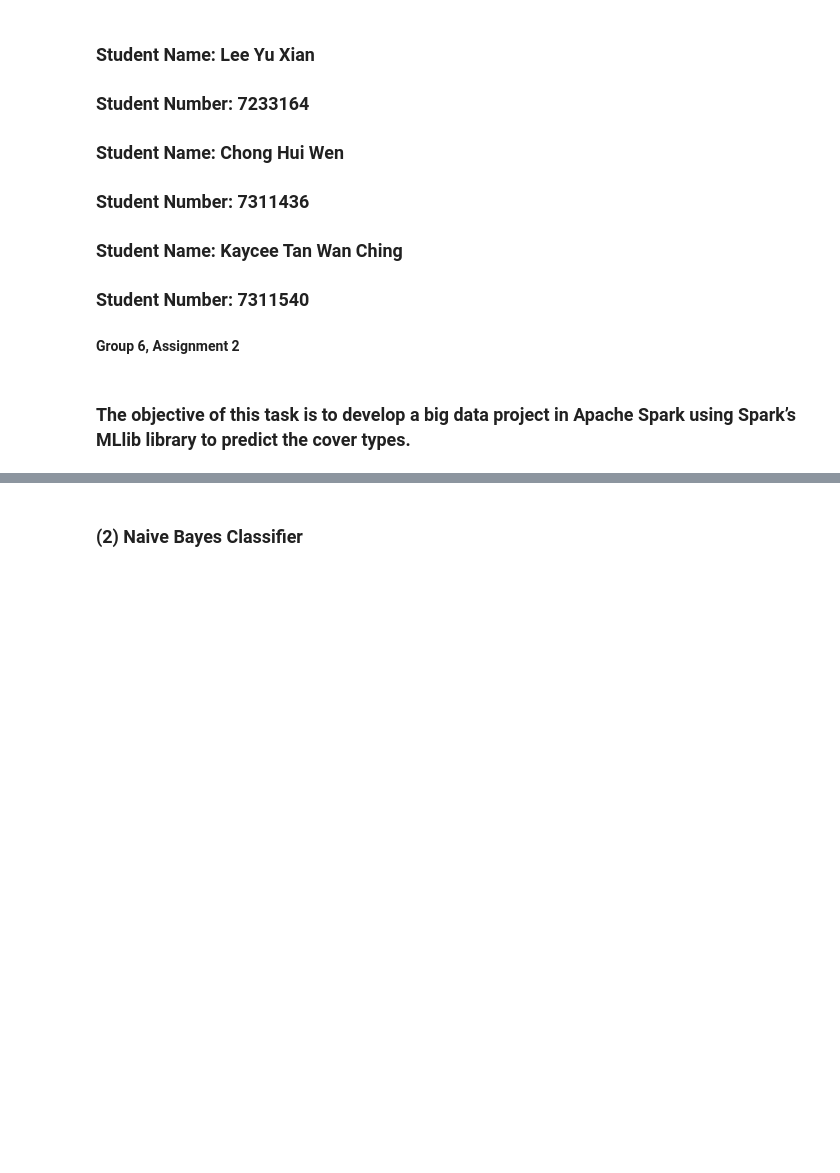
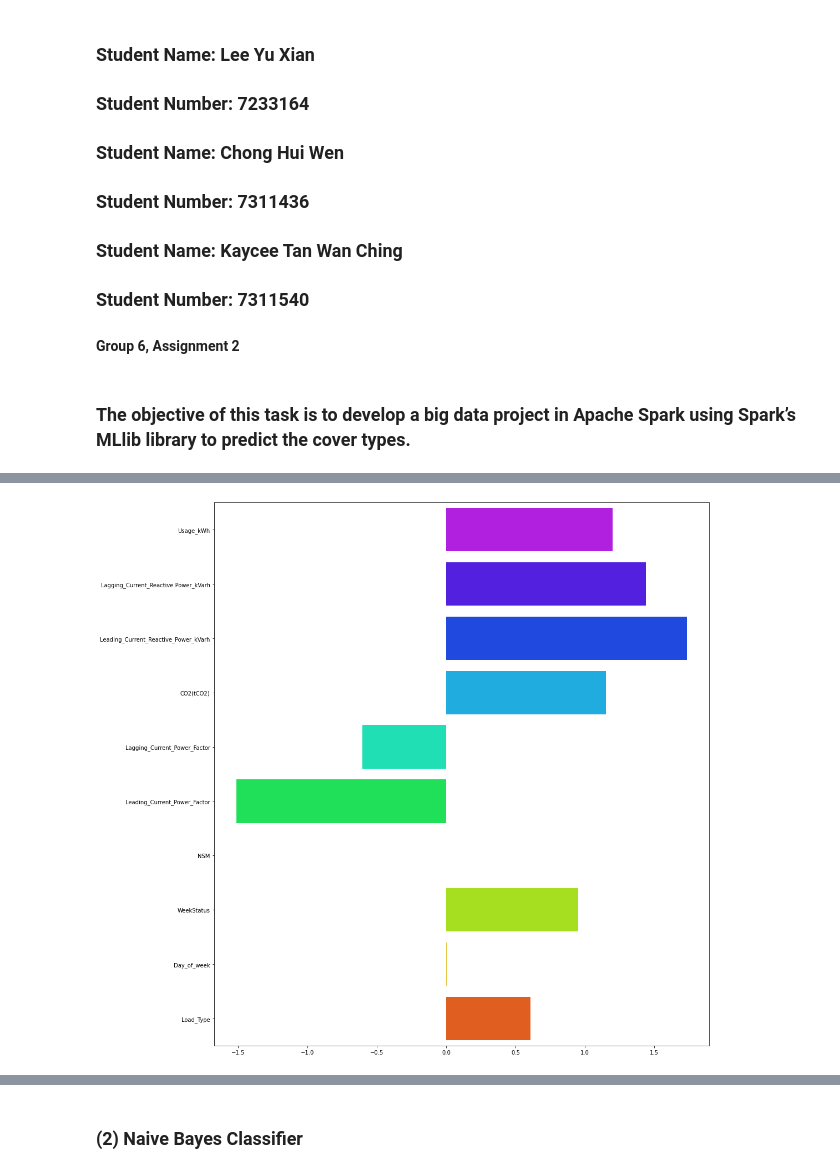
Before and after one commit to lyx97/CSCI316, a Jupyter notebook: Group 6/CSCI316_A2_Group_LeeYuXian_ChongHuiWen_TanKayceeWanChing.ipynb, the cells around one changed output, grey strips where cells are left out. Drawn from its saved outputs; the diff is of its cells as text; code cells hidden in the pictures; blank space fills up the shorter version.

Commit message:
Plots and stratified split completed

```diff
--- a/Group 6/CSCI316_A2_Group_LeeYuXian_ChongHuiWen_TanKayceeWanChing.ipynb
+++ b/Group 6/CSCI316_A2_Group_LeeYuXian_ChongHuiWen_TanKayceeWanChing.ipynb
@@ -399,0 +117,15 @@ for a in range(0, 9):
+# %%
+# display all columns and their data types
+# and check whether each column contains null values
+
+encoding_values = {"WeekStatus": {"Weekday":0, "Weekend":1},
+                   "Day_of_week": {"Monday":0, "Tuesday":1, "Wednesday":2,
+                                   "Thursday":3, "Friday":4, "Saturday":5, "Sunday":6},
+                   "Load_Type": {"Light_Load":0, "Medium_Load":1, "Maximum_Load":2}}
+
+df_encoded = df.replace(encoding_values)
+
+df_encoded.drop(['date'], axis = 1, inplace=True)
+
+# check the updated info
+df_encoded.info()
@@ -399,0 +177,6 @@ for a in range(0, 9):
+# %%
+# print out the skewness of each features
+
+print('Skewness of all the features: ')
+skewness = df_encoded.skew()
+print(skewness)
@@ -399,0 +196,11 @@ for a in range(0, 9):
+# %%
+# set up the figure size
+plt.figure(figsize=(16,18))
+
+# plot out the diagram to have a clear view of the skewness
+sns.barplot(x=df_encoded.skew(), y=skewness.index, palette = 'gist_rainbow_r')
+
+# show the plot
+plt.show()
+# %% [output]
+[figure, added]
```
Also changed, not shown: parts of 112 cells of this notebook, 1 other file.
